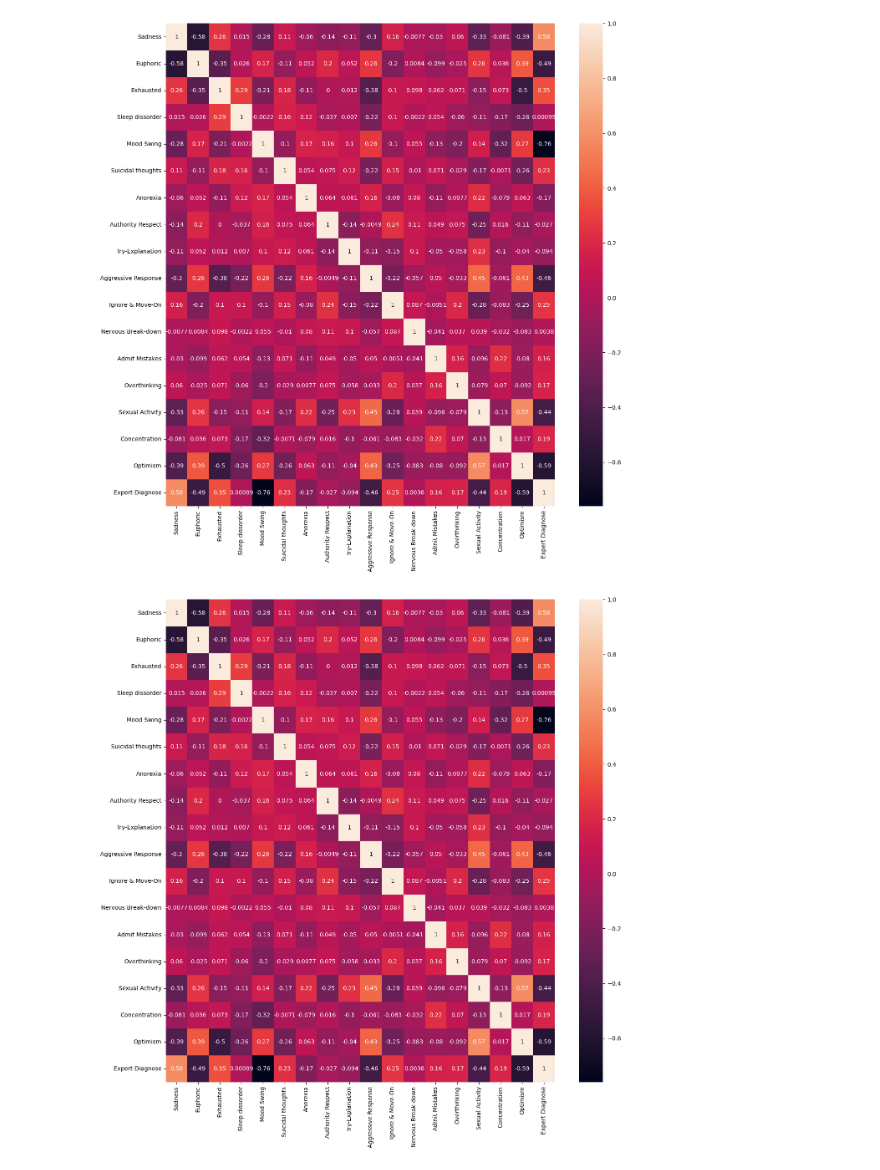
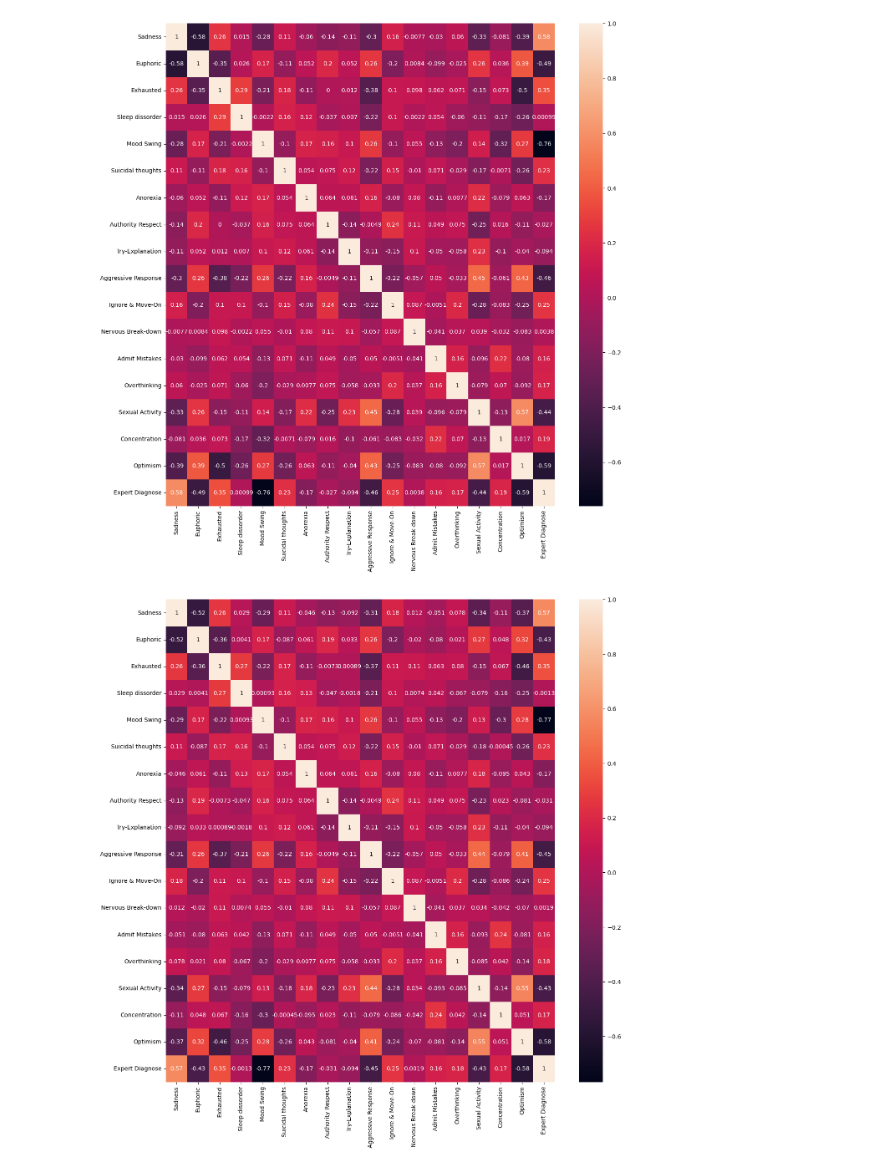
Before and after one commit to dantrainor9/Mental-Health-Diagnostics, a Jupyter notebook: Mental_Health_Diagnostics.ipynb, the cells around one changed output. Cells and saved outputs as stored; diff of their text form; code cells hidden in the pictures.

```diff
--- a/Mental_Health_Diagnostics.ipynb
+++ b/Mental_Health_Diagnostics.ipynb
@@ -339,9 +339,9 @@ sns.heatmap(data=corr_diagnosed, annot=True);
 # %%
 #checking a spearmans correlation as much of this data may not be parametric
 plt.figure(figsize=(15,15))
 corr_diagnosed_spear = df_diagnosed.corr(method='spearman')
-sns.heatmap(data=corr_diagnosed, annot=True);
+sns.heatmap(data=corr_diagnosed_spear, annot=True);
 # %% [output]
-[figure, old version]
+[figure, new version]
 # %%
 #no significant differences in correlations with target column after changing correlation types to spearman's
```
